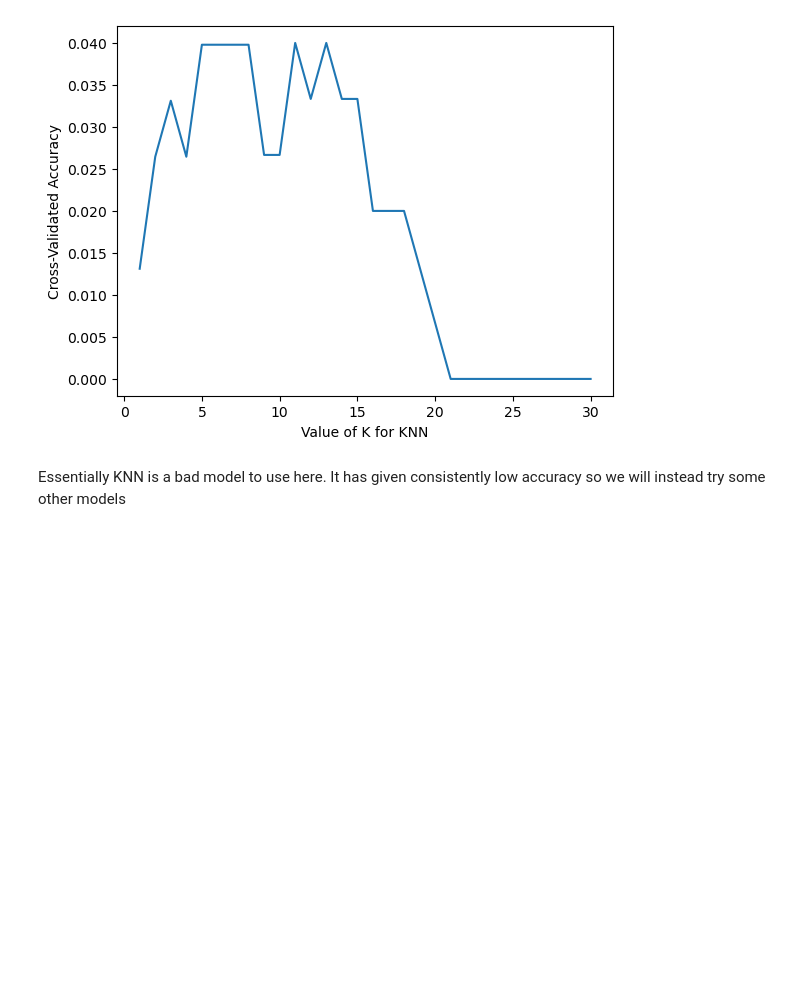
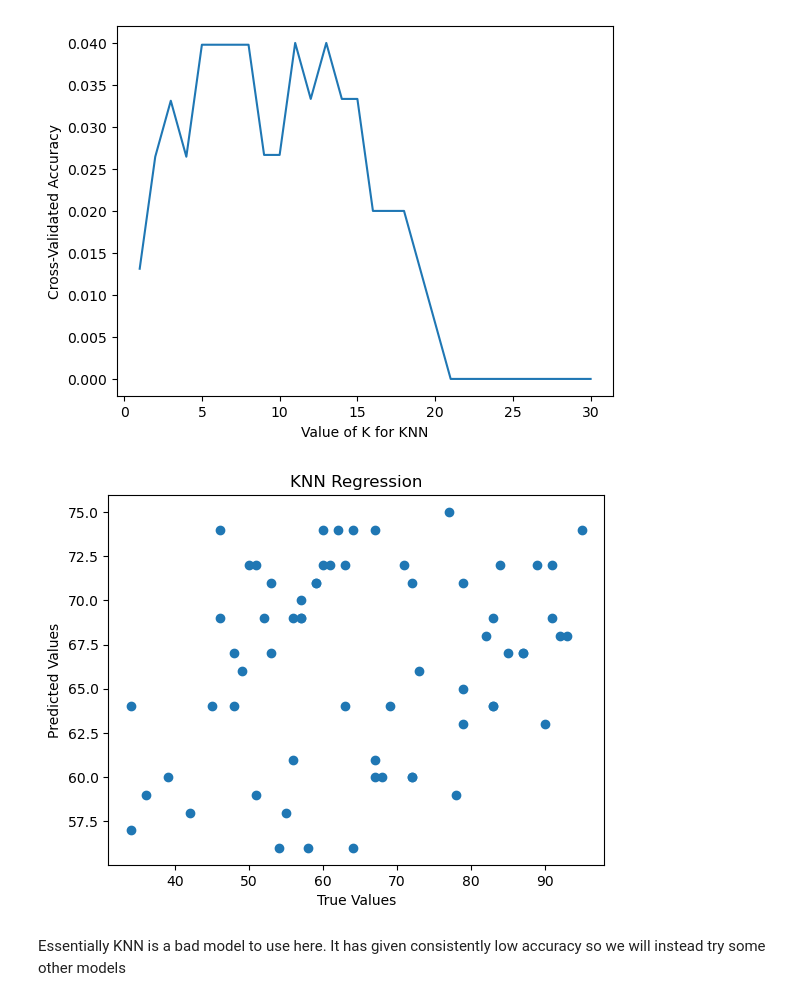
Before and after one commit to ChenMaster7/CEE697M-FINAL-PROJECT, a Jupyter notebook: Final-Project-Chen-Prasad.ipynb, the cells around one changed output. Saved outputs shown, nothing was run; the diff lists cells and outputs as text; code cells hidden in the pictures; blank space fills up the shorter version.

```diff
--- a/Final-Project-Chen-Prasad.ipynb
+++ b/Final-Project-Chen-Prasad.ipynb
@@ -178,6 +172,14 @@ plt.ylabel('Cross-Validated Accuracy')
 plt.show()
 # %% [output]
 [figure]
+# %%
+plt.scatter(y_test, yPred)
+plt.xlabel("True Values")
+plt.ylabel("Predicted Values")
+plt.title("KNN Regression")
+plt.show()
+# %% [output]
+[figure, added]
 # %% [markdown]
 Essentially KNN is a bad model to use here. It has given consistently low accuracy so we will instead try some other models
 # %% [markdown]
```
Also changed, not shown: parts of 5 cells of this notebook, 1 other file.
